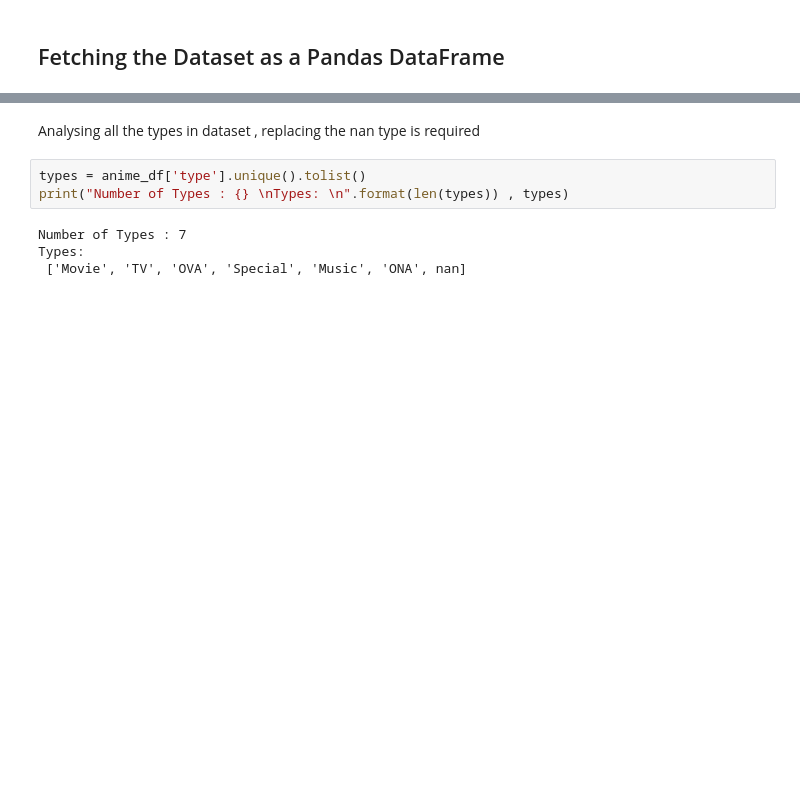
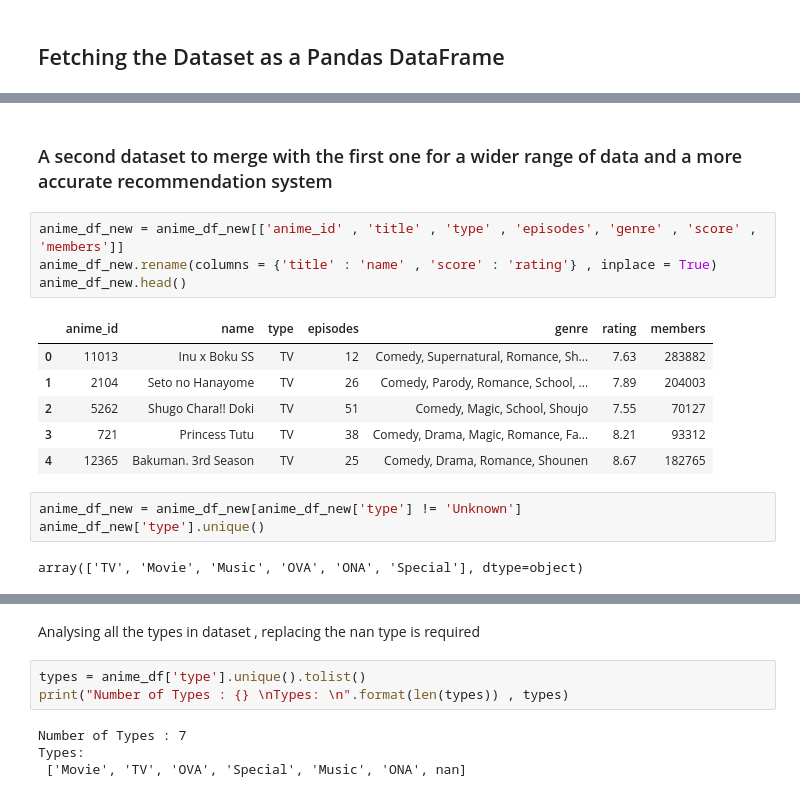
Before and after one commit to AditAhmedabadi/anime_recommendation_system, a Jupyter notebook: anime_recommendation.ipynb, the cells around one changed output, grey strips where cells are left out. Drawn from its saved outputs; the diff is of its cells as text; blank space fills up the shorter version.

```diff
--- a/anime_recommendation.ipynb
+++ b/anime_recommendation.ipynb
@@ -25,0 +40,18 @@ anime_df.head()
+# %% [markdown]
+### A second dataset to merge with the first one for a wider range of data and a more accurate recommendation system
+# %%
+anime_df_new = anime_df_new[['anime_id' , 'title' , 'type' , 'episodes', 'genre' , 'score' , 'members']]
+anime_df_new.rename(columns = {'title' : 'name' , 'score' : 'rating'} , inplace = True)
+anime_df_new.head()
+# %% [output]
+|  | anime_id | name | type | episodes | genre | rating | members |
+| 0 | 11013 | Inu x Boku SS | TV | 12 | Comedy, Supernatural, Romance, Sh... | 7.63 | 283882 |
+| 1 | 2104 | Seto no Hanayome | TV | 26 | Comedy, Parody, Romance, School, ... | 7.89 | 204003 |
+| 2 | 5262 | Shugo Chara!! Doki | TV | 51 | Comedy, Magic, School, Shoujo | 7.55 | 70127 |
+| 3 | 721 | Princess Tutu | TV | 38 | Comedy, Drama, Magic, Romance, Fa... | 8.21 | 93312 |
+| 4 | 12365 | Bakuman. 3rd Season | TV | 25 | Comedy, Drama, Romance, Shounen | 8.67 | 182765 |
+# %%
+anime_df_new = anime_df_new[anime_df_new['type'] != 'Unknown']
+anime_df_new['type'].unique()
+# %% [output]
+array(['TV', 'Movie', 'Music', 'OVA', 'ONA', 'Special'], dtype=object)
```
Also changed, not shown: parts of 23 cells of this notebook, 1 other file.
